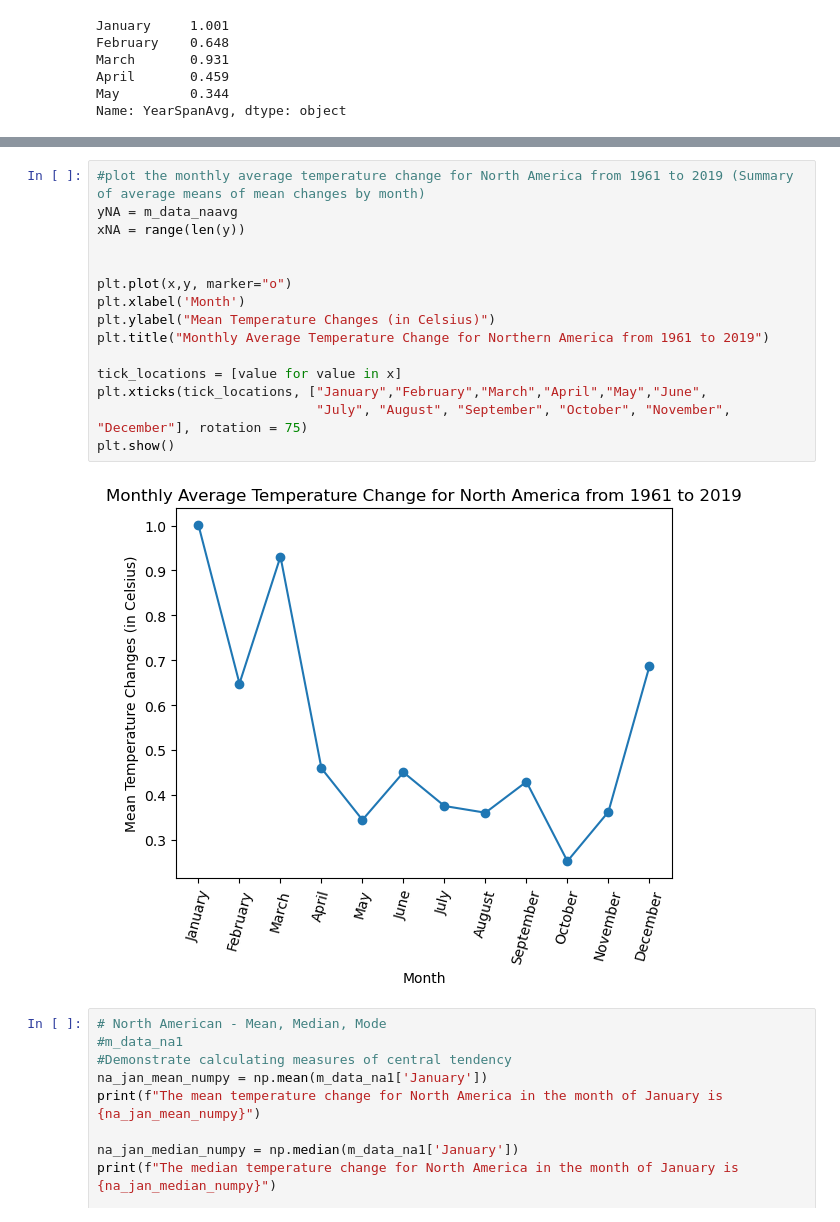
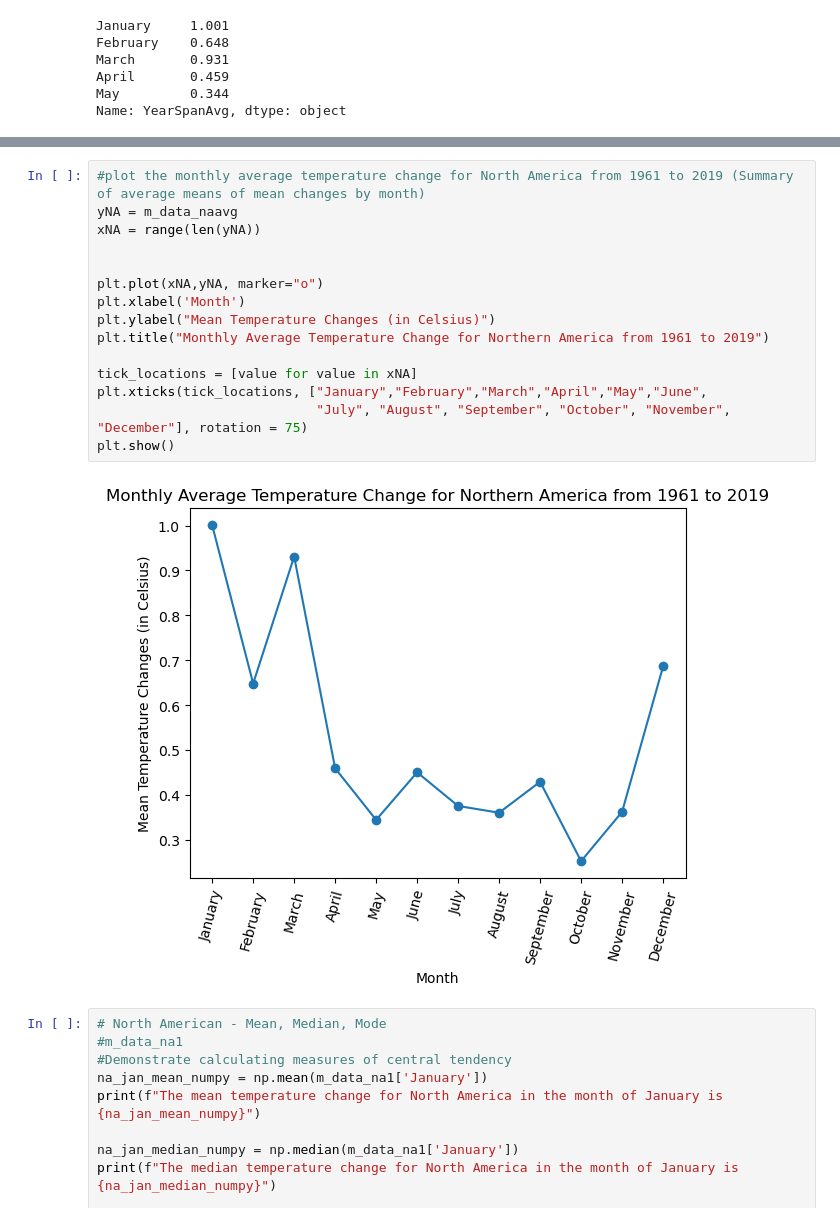
Before and after one commit to Tmoht1015/2Group-Project-All-Stars, a Jupyter notebook: NSAmericaTemps.ipynb, the cells around one changed output, grey strips where cells are left out. Drawn from its saved outputs; the diff is of its cells as text.

```diff
--- a/NSAmericaTemps.ipynb
+++ b/NSAmericaTemps.ipynb
@@ -201,20 +181,20 @@ m_data_sa1.columns = ['January',
 # %%
 #plot the monthly average temperature change for North America from 1961 to 2019 (Summary of average means of mean changes by month)
 yNA = m_data_naavg
-xNA = range(len(y))
+xNA = range(len(yNA))
 
 
-plt.plot(x,y, marker="o")
+plt.plot(xNA,yNA, marker="o")
 plt.xlabel('Month')
 plt.ylabel("Mean Temperature Changes (in Celsius)")
 plt.title("Monthly Average Temperature Change for Northern America from 1961 to 2019")
 
-tick_locations = [value for value in x]
+tick_locations = [value for value in xNA]
 plt.xticks(tick_locations, ["January","February","March","April","May","June",
                             "July", "August", "September", "October", "November", "December"], rotation = 75)
 plt.show()
 # %% [output]
-[figure, old version]
+[figure, new version]
 # %%
 # North American - Mean, Median, Mode
 #m_data_na1
```
Also changed, not shown: parts of 23 cells of this notebook.
